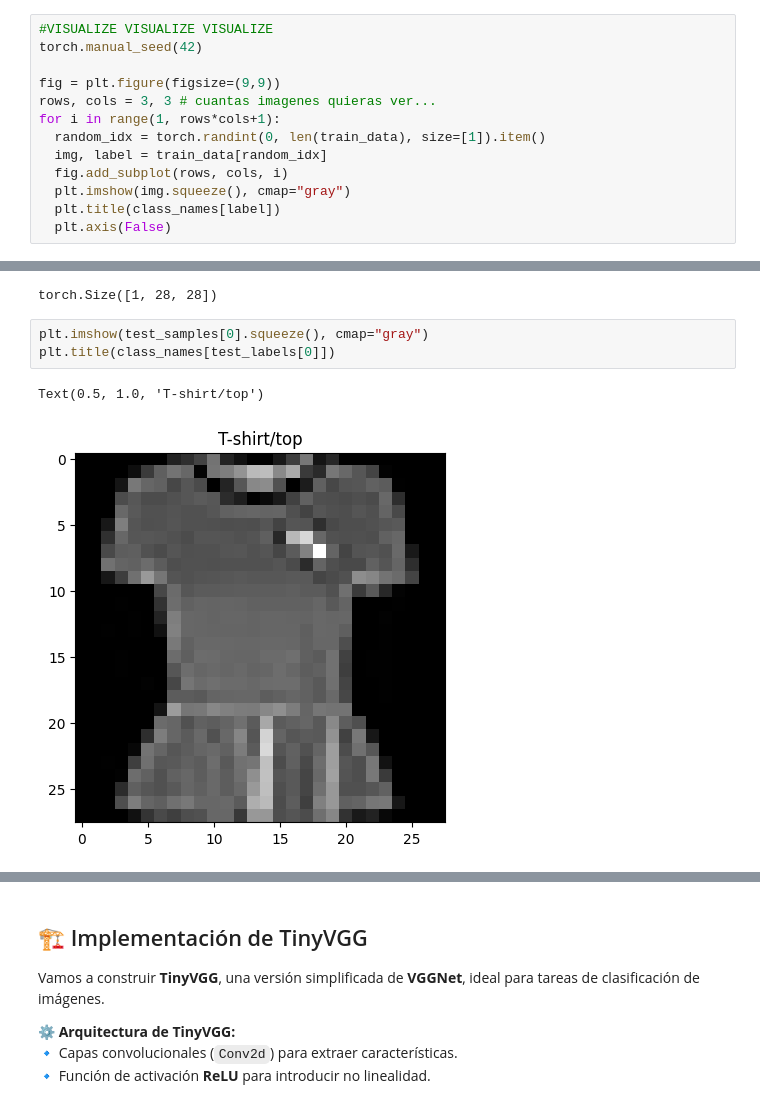
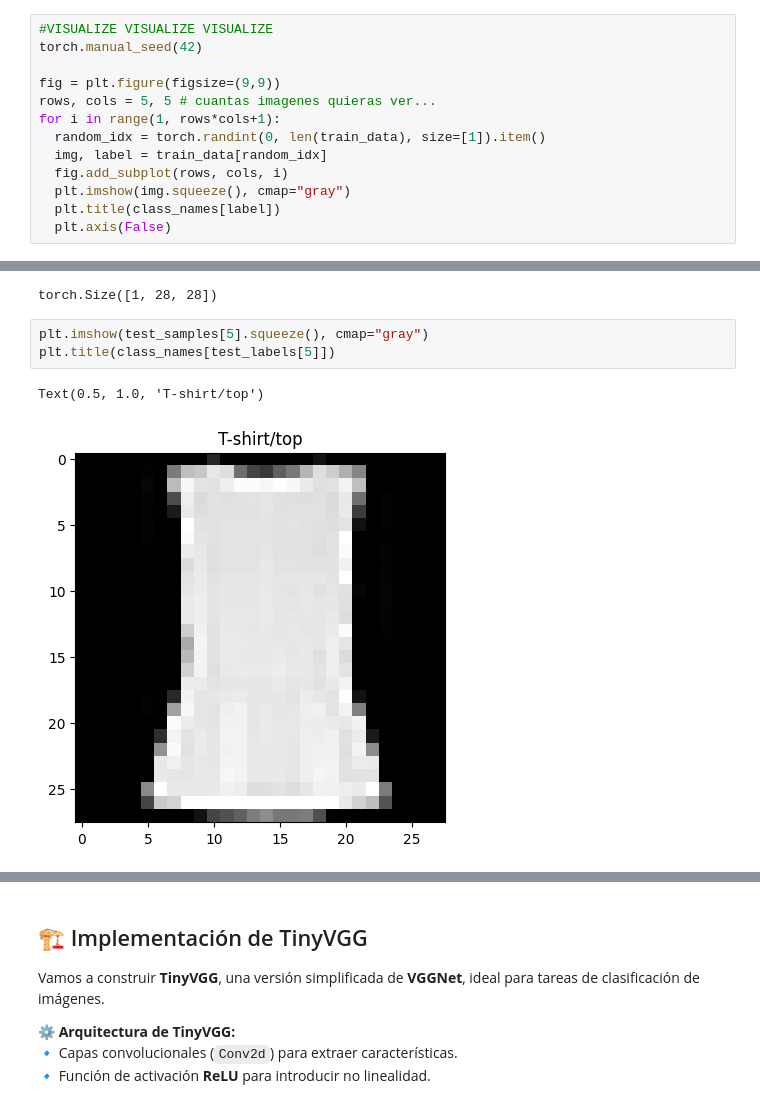
Before and after one commit to MTDelgado12/Hands-on-Computer-Vision, a Jupyter notebook: sesiones/sesion3/Sesion3_2_DeepLearning.ipynb, the cells around one changed output, grey strips where cells are left out. Saved outputs shown, nothing was run; the diff lists cells and outputs as text.

```diff
--- a/sesiones/sesion3/Sesion3_2_DeepLearning.ipynb
+++ b/sesiones/sesion3/Sesion3_2_DeepLearning.ipynb
@@ -130,7 +130,7 @@ Para entender mejor los datos, vamos a visualizar algunas imágenes del **Fashio
 torch.manual_seed(42)
 
 fig = plt.figure(figsize=(9,9))
-rows, cols = 3, 3 # cuantas imagenes quieras ver...
+rows, cols = 5, 5 # cuantas imagenes quieras ver...
 for i in range(1, rows*cols+1):
   random_idx = torch.randint(0, len(train_data), size=[1]).item()
   img, label = train_data[random_idx]
@@ -392,11 +403,11 @@ test_samples[0].shape
 # %% [output]
 torch.Size([1, 28, 28])
 # %%
-plt.imshow(test_samples[0].squeeze(), cmap="gray")
-plt.title(class_names[test_labels[0]])
+plt.imshow(test_samples[5].squeeze(), cmap="gray")
+plt.title(class_names[test_labels[5]])
 # %% [output]
 Text(0.5, 1.0, 'T-shirt/top')
-[figure, old version]
+[figure, new version]
 # %%
 # Hacemos predicciones
 pred_probs = make_predictions(model=model,
```
Also changed, not shown: parts of 14 cells of this notebook.
